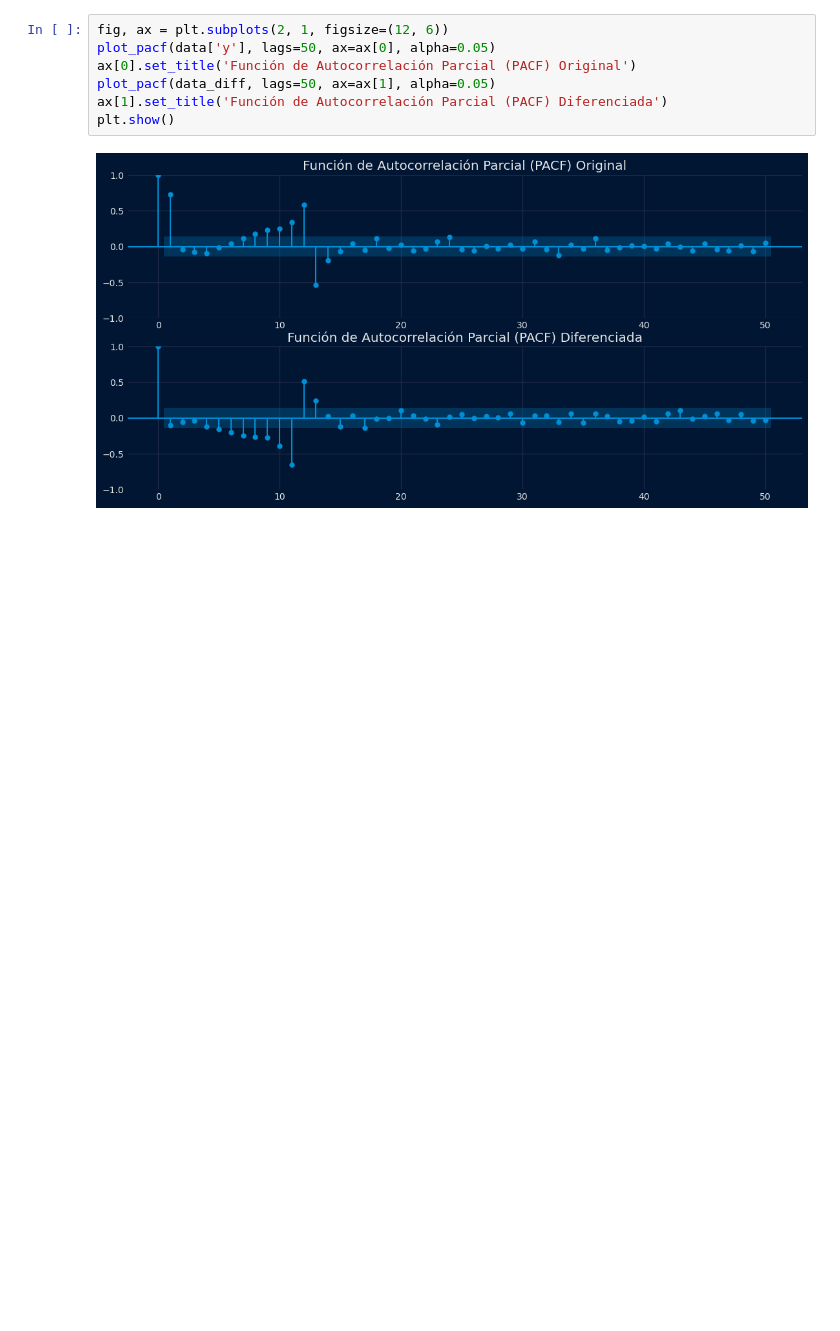
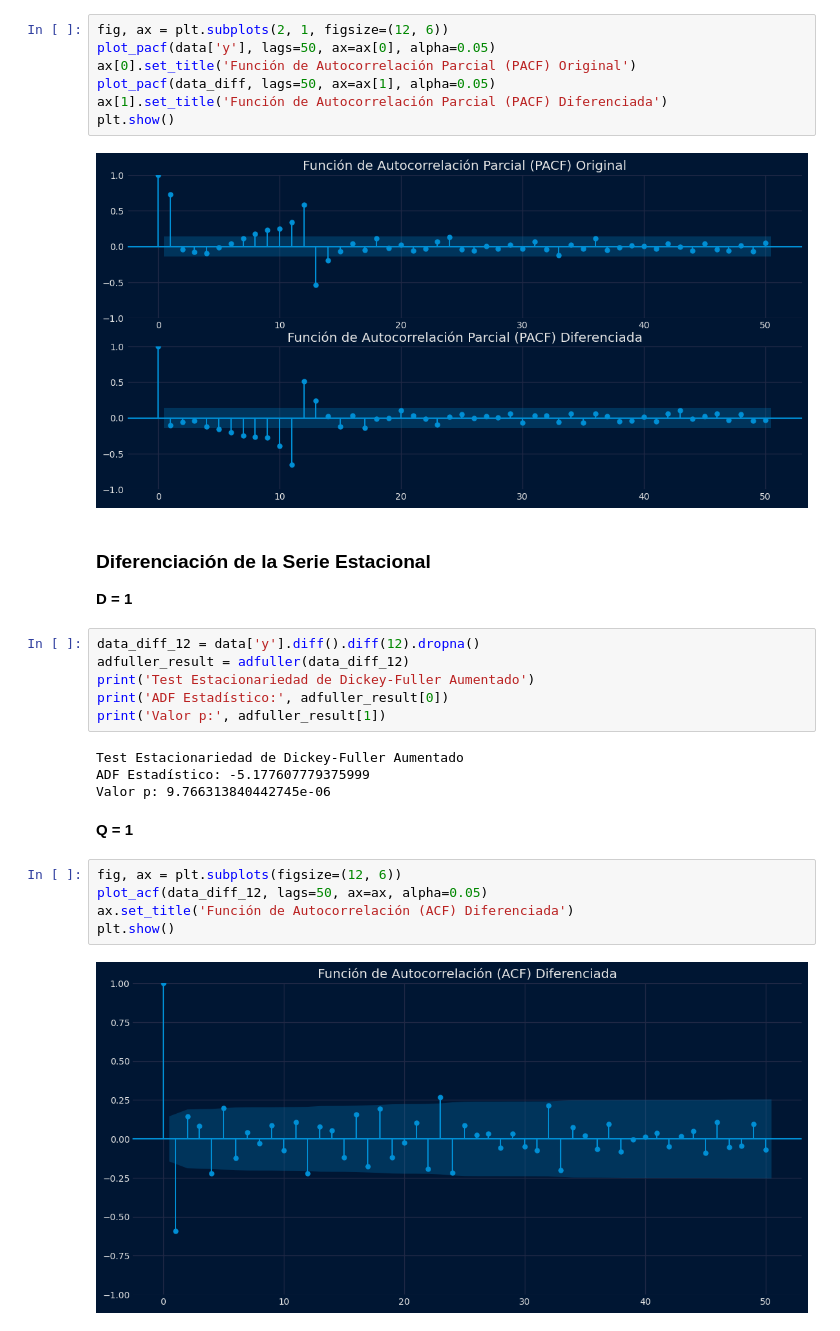
Before and after one commit to Tomaslopera/Scientific_Computing, a Jupyter notebook: Series Tiempo/Series_Tiempo.ipynb, the cells around one changed output. Cells and saved outputs as stored; diff of their text form; blank space fills up the shorter version.

Commit message:
Series de Tiempo

```diff
--- a/Series Tiempo/Series_Tiempo.ipynb
+++ b/Series Tiempo/Series_Tiempo.ipynb
@@ -151,3 +159,26 @@ ax[1].set_title('Función de Autocorrelación Parcial (PACF) Diferenciada')
 plt.show()
 # %% [output]
 [figure]
+# %% [markdown]
+### Diferenciación de la Serie Estacional
+
+**D = 1**
+# %%
+data_diff_12 = data['y'].diff().diff(12).dropna()
+adfuller_result = adfuller(data_diff_12)
+print('Test Estacionariedad de Dickey-Fuller Aumentado')
+print('ADF Estadístico:', adfuller_result[0])
+print('Valor p:', adfuller_result[1])
+# %% [output]
+Test Estacionariedad de Dickey-Fuller Aumentado
+ADF Estadístico: -5.177607779375999
+Valor p: 9.766313840442745e-06
+# %% [markdown]
+**Q = 1**
+# %%
+fig, ax = plt.subplots(figsize=(12, 6))
+plot_acf(data_diff_12, lags=50, ax=ax, alpha=0.05)
+ax.set_title('Función de Autocorrelación (ACF) Diferenciada')
+plt.show()
+# %% [output]
+[figure, added]
```
Also changed, not shown: parts of 16 cells of this notebook, 3 other files.
